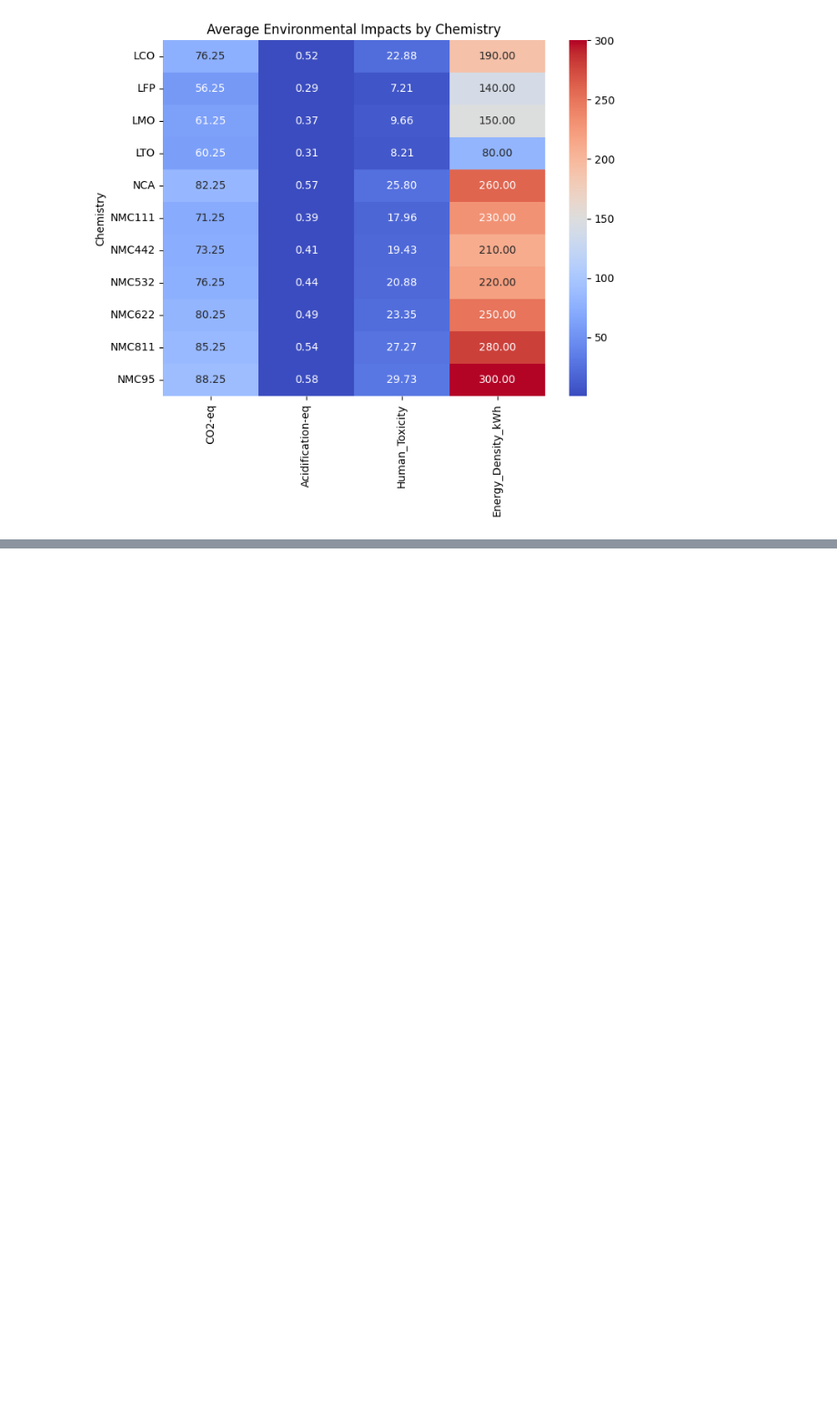
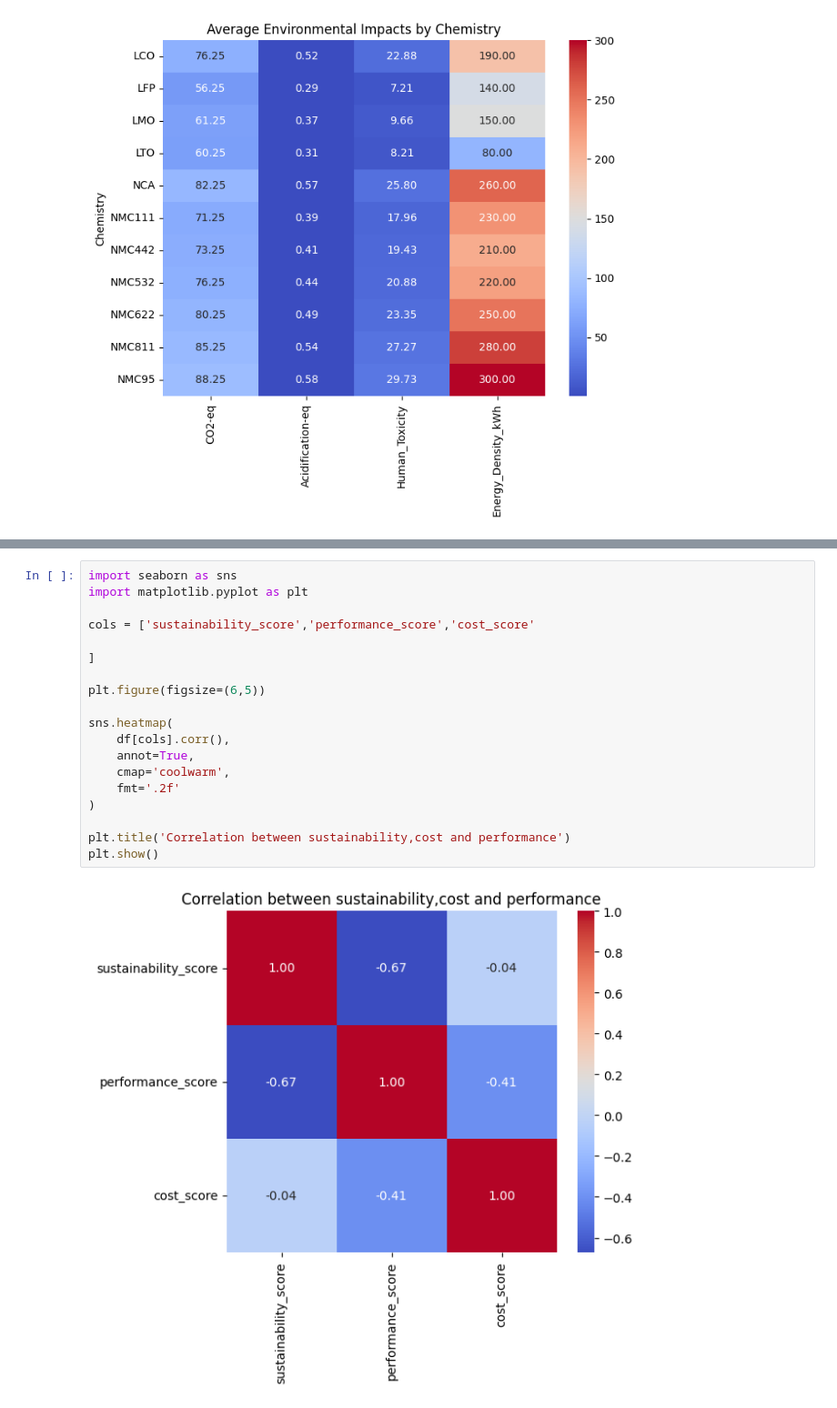
Before and after one commit to Sneha-code01/ML, a Jupyter notebook: batterypredict_1.ipynb, the cells around one changed output, grey strips where cells are left out. Shown at 91% size. Drawn from its saved outputs; the diff is of its cells as text; blank space fills up the shorter version.

```diff
--- a/batterypredict_1.ipynb
+++ b/batterypredict_1.ipynb
@@ -467,0 +547,21 @@ plt.show()
+# %%
+import seaborn as sns
+import matplotlib.pyplot as plt
+
+cols = ['sustainability_score','performance_score','cost_score'
+
+]
+
+plt.figure(figsize=(6,5))
+
+sns.heatmap(
+    df[cols].corr(),
+    annot=True,
+    cmap='coolwarm',
+    fmt='.2f'
+)
+
+plt.title('Correlation between sustainability,cost and performance')
+plt.show()
+# %% [output]
+[figure, added]
```
Also changed, not shown: parts of 9 cells of this notebook.
